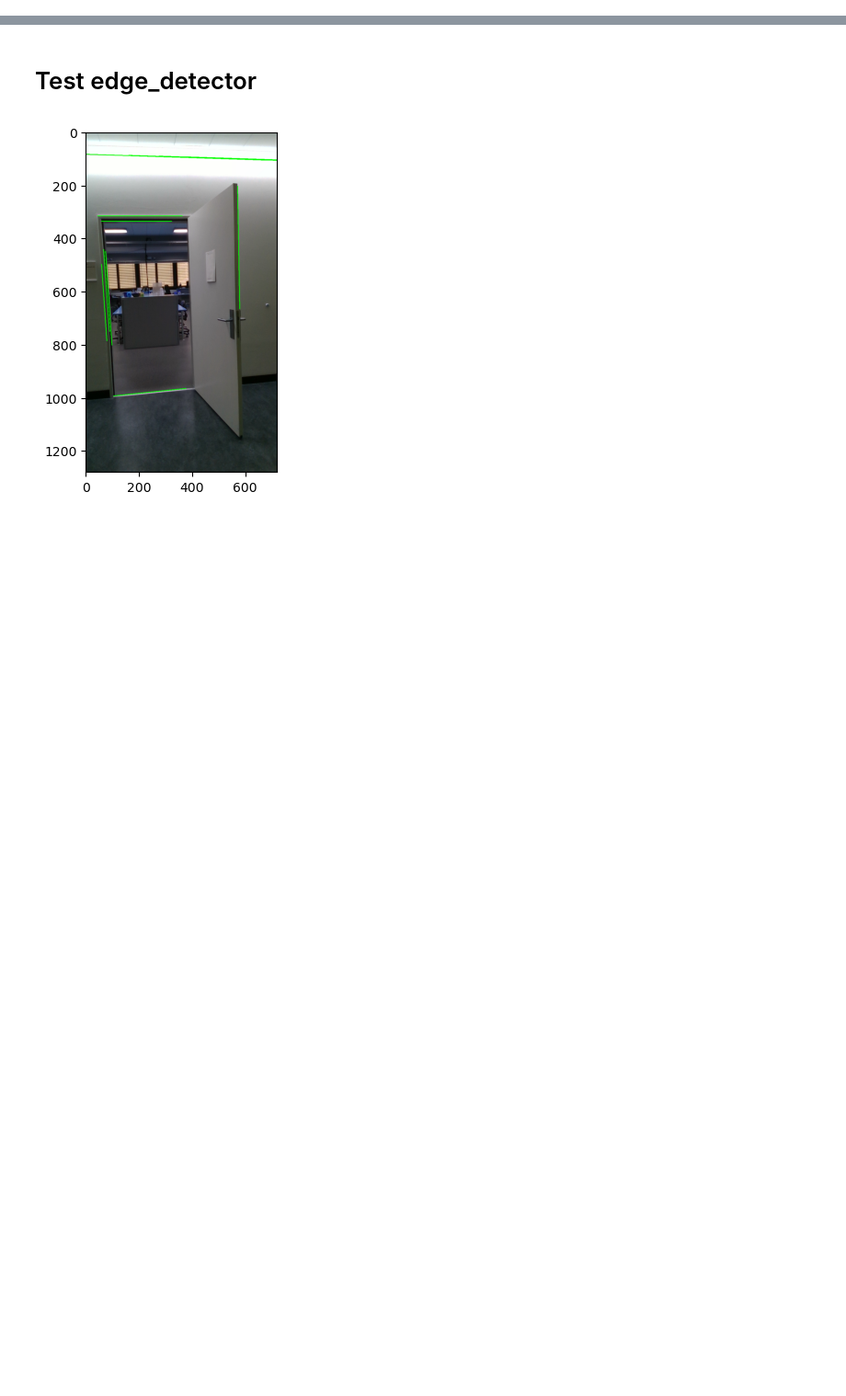
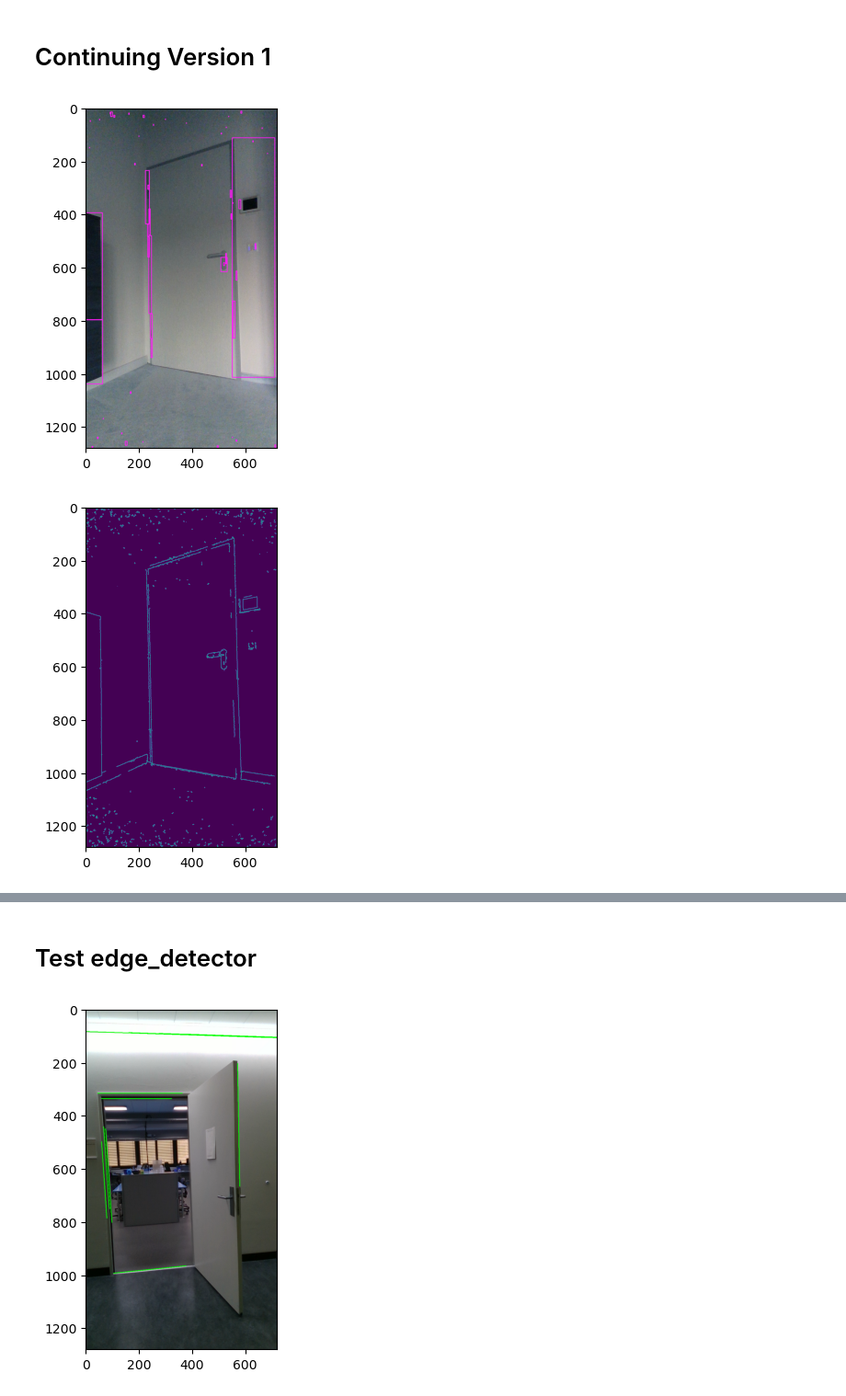
Before and after one commit to matz96/Doordetection, a Jupyter notebook: lescher.ipynb, the cells around one changed output, grey strips where cells are left out. Shown at 92% size. Drawn from its saved outputs; the diff is of its cells as text; code cells hidden in the pictures; blank space fills up the shorter version.

```diff
--- a/lescher.ipynb
+++ b/lescher.ipynb
@@ -0,0 +1,49 @@
+# %% [markdown]
+# Continuing Version 1
+# %%
+import cv2
+import numpy as np
+import matplotlib.pyplot as plt
+
+
+# Load the input image
+img = cv2.imread('Bilder/door1_Color.png')
+
+# Convert the image to grayscale
+gray = cv2.cvtColor(img, cv2.COLOR_BGR2GRAY)
+
+# Apply Gaussian blur to reduce noise and improve detection
+#gray = cv2.GaussianBlur(gray, (3, 3), 0)
+
+# Use the Canny edge detector to find edges in the image
+edges = cv2.Canny(gray, 50, 150, apertureSize = 3)
+
+# Compute the threshold for the image
+#ret, thresh = cv2.threshold(gray, 128, 255, cv2.THRESH_BINARY_INV)
+
+# Find the contours in the image
+contours, hierarchy = cv2.findContours(edges, cv2.RETR_TREE, cv2.CHAIN_APPROX_SIMPLE)
+
+# Loop through the contours and draw rectangles around the doorframes
+for i, (contour, h) in enumerate(zip(contours, hierarchy[0])):
+    # If the contour does not have a parent, draw it on the image
+    if h[3] == -1:
+         # Find the bounding rectangle for the contour
+        x, y, w, h = cv2.boundingRect(contour)
+        if h/w >1.75 and h> 0 and w>0:
+            # Draw the rectangle on the image
+            cv2.rectangle(img, (x, y), (x + w, y + h), (255, 28, 247), 2)
+
+
+# Save the output image
+
+# Display the resized image
+
+plt.imshow(img)
+plt.show()
+
+plt.imshow(edges)
+plt.show()
+# %% [output]
+[figure, added]
+[figure, added]
```
Also changed, not shown: parts of 2 cells of this notebook, 9 other files.
